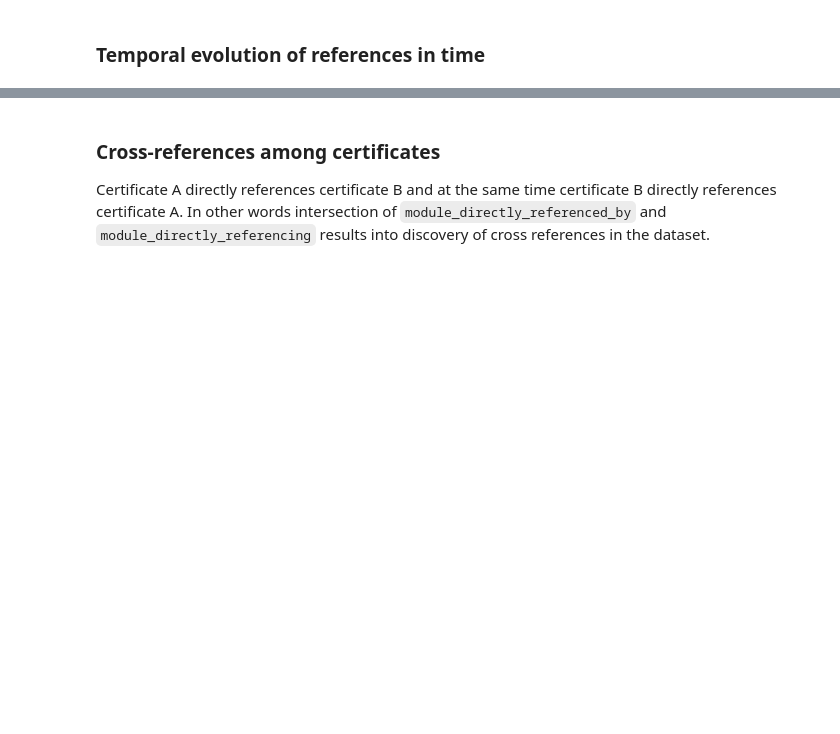
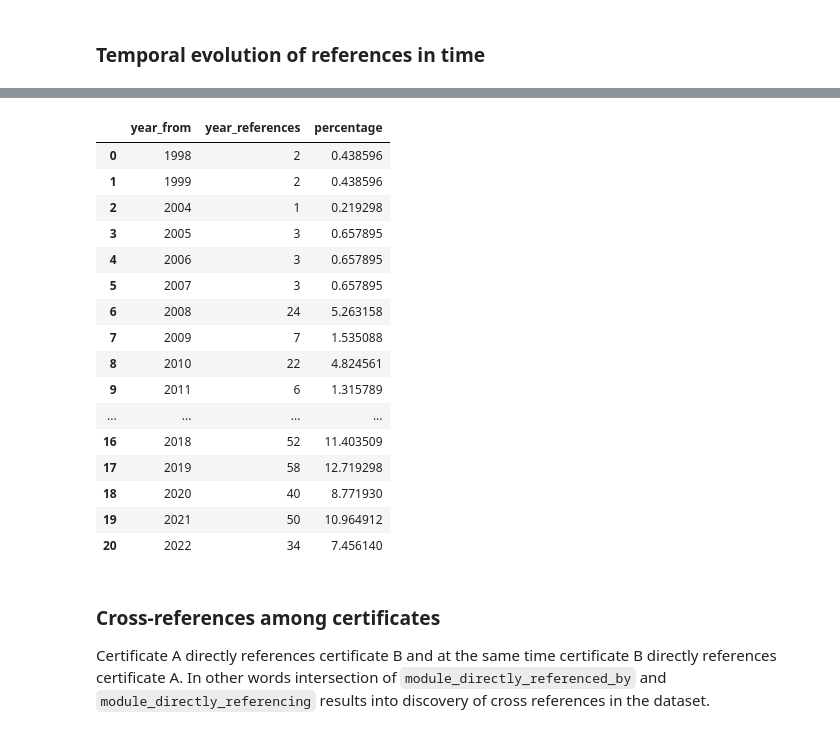
Before and after one commit to crocs-muni/sec-certs, a Jupyter notebook: notebooks/fips/references.ipynb, the cells around one changed output, grey strips where cells are left out. Saved outputs shown, nothing was run; the diff lists cells and outputs as text; code cells hidden in the pictures; blank space fills up the shorter version.

```diff
--- a/notebooks/fips/references.ipynb
+++ b/notebooks/fips/references.ipynb
@@ -472,3 +482,23 @@ plt.show()
+# %%
+converted_df
+# %% [output]
+|  | year_from | year_references | percentage |
+| 0 | 1998 | 2 | 0.438596 |
+| 1 | 1999 | 2 | 0.438596 |
+| 2 | 2004 | 1 | 0.219298 |
+| 3 | 2005 | 3 | 0.657895 |
+| 4 | 2006 | 3 | 0.657895 |
+| 5 | 2007 | 3 | 0.657895 |
+| 6 | 2008 | 24 | 5.263158 |
+| 7 | 2009 | 7 | 1.535088 |
+| 8 | 2010 | 22 | 4.824561 |
+| 9 | 2011 | 6 | 1.315789 |
+| ... | ... | ... | ... |
+| 16 | 2018 | 52 | 11.403509 |
+| 17 | 2019 | 58 | 12.719298 |
+| 18 | 2020 | 40 | 8.771930 |
+| 19 | 2021 | 50 | 10.964912 |
+| 20 | 2022 | 34 | 7.456140 |
 # %% [markdown]
 ### Cross-references among certificates
 
```
Also changed, not shown: parts of 5 cells of this notebook.
